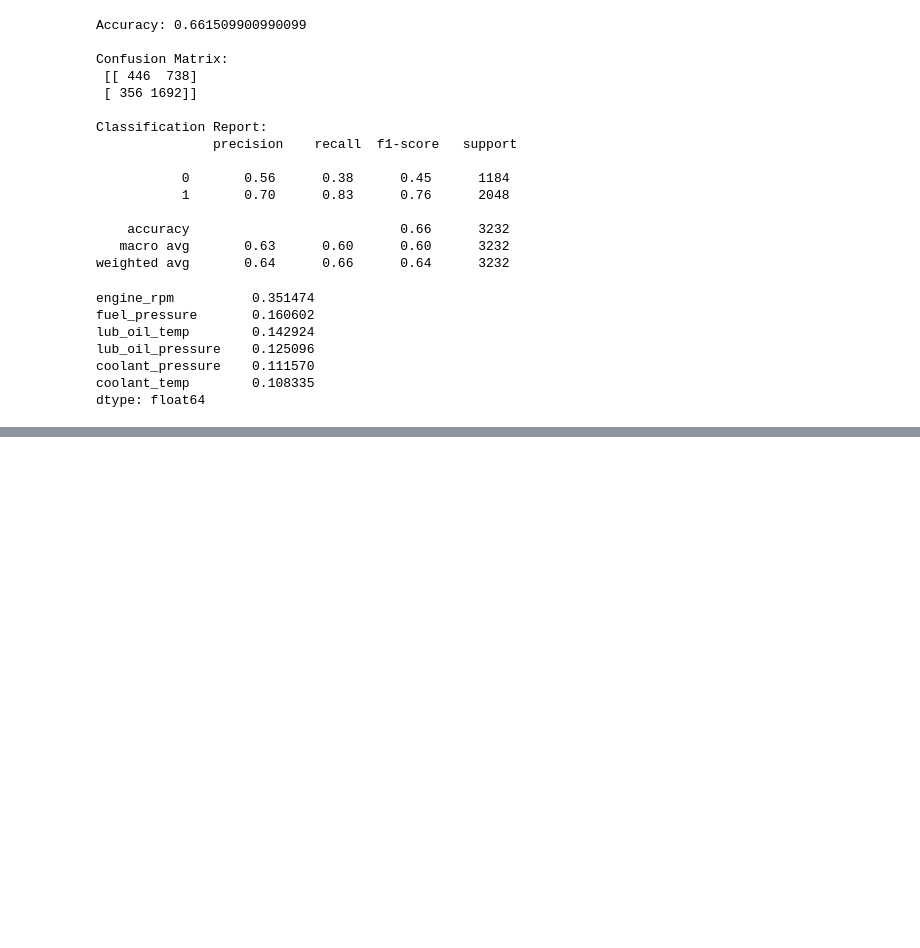
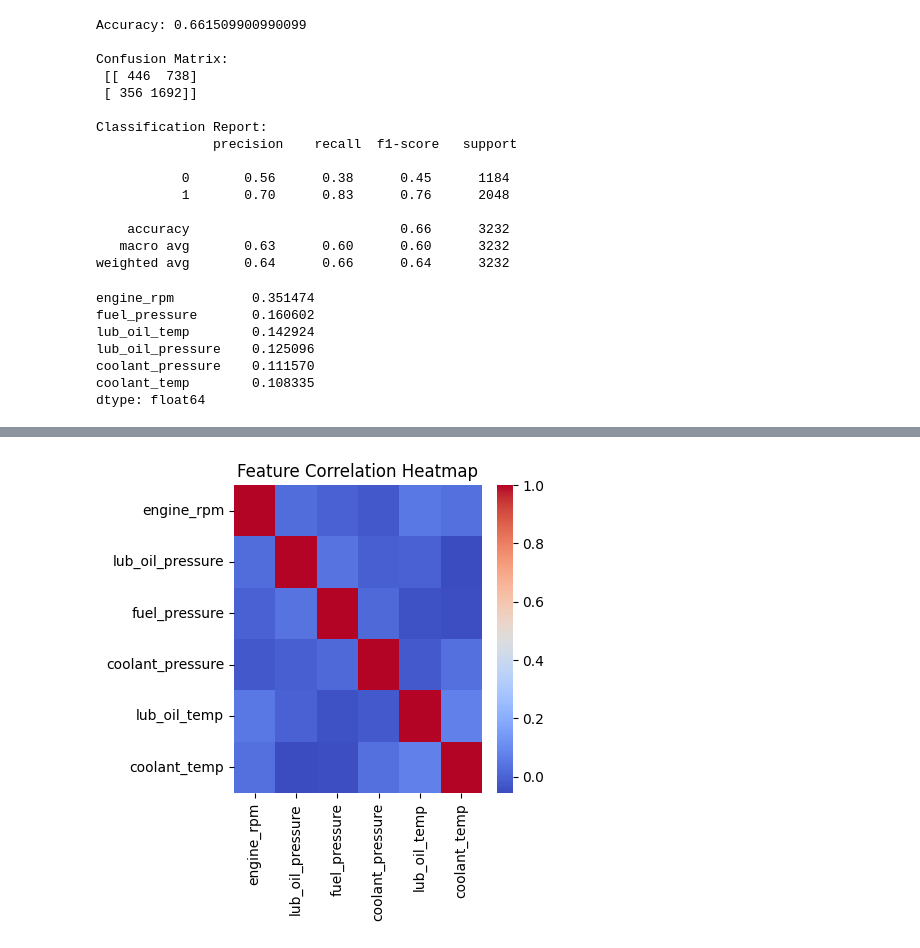
Before and after one commit to Snehakhatri6/vehicle-health-prediction-model, a Jupyter notebook: vehicle.ipynb, the cells around one changed output, grey strips where cells are left out. Cells and saved outputs as stored; diff of their text form; code cells hidden in the pictures; blank space fills up the shorter version.

```diff
--- a/vehicle.ipynb
+++ b/vehicle.ipynb
@@ -285,0 +392,8 @@ dtype: float64
+# %%
+import seaborn as sns
+plt.figure(figsize=(4,4))
+sns.heatmap(X_train.corr(), cmap='coolwarm', annot=False)
+plt.title('Feature Correlation Heatmap')
+plt.show()
+# %% [output]
+[figure, added]
```
Also changed, not shown: parts of 4 cells of this notebook.
